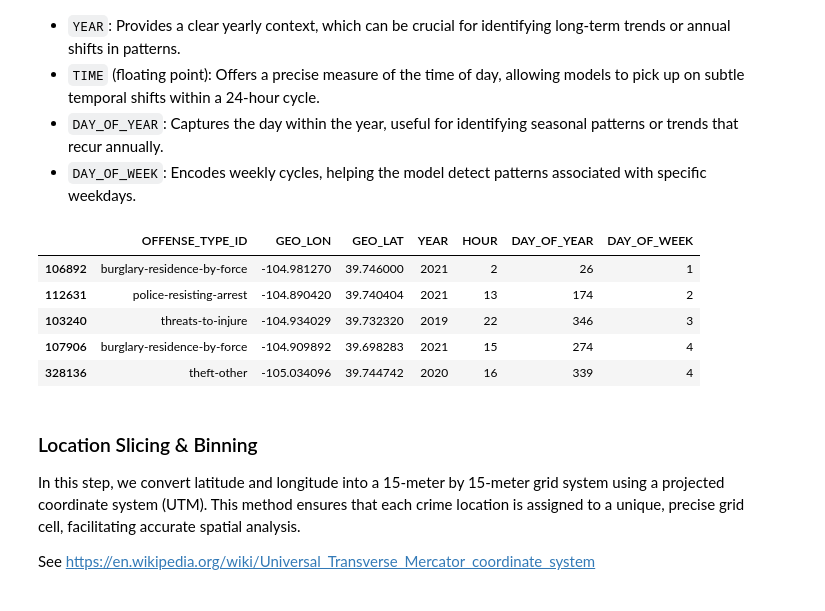
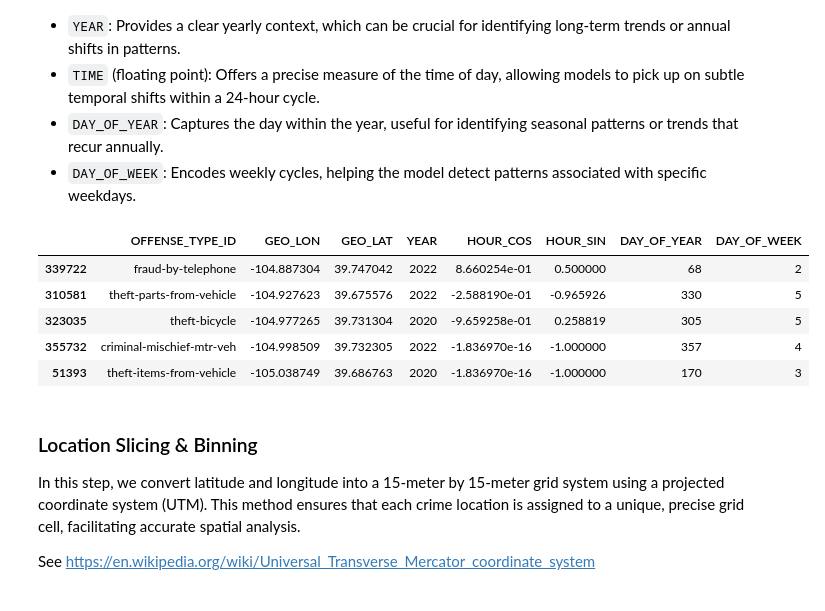
Before and after one commit to kzaremski/denver-crime-heatmap, a Jupyter notebook: denver_crime_heatmap.ipynb, the cells around one changed output. Saved outputs shown, nothing was run; the diff lists cells and outputs as text; code cells hidden in the pictures.

```diff
--- a/denver_crime_heatmap.ipynb
+++ b/denver_crime_heatmap.ipynb
@@ -150,32 +152,34 @@ In this analysis, time binning is used to capture the cyclical and seasonal patt
 # %%
 # Convert FIRST_OCCURRENCE_DATE to Pandas date time format
 df['FIRST_OCCURRENCE_DATE'] = pd.to_datetime(df['FIRST_OCCURRENCE_DATE'], format='%m/%d/%Y %I:%M:%S %p')
 
 # Extract date and time components
 df['YEAR'] = df['FIRST_OCCURRENCE_DATE'].dt.year
 # df['MONTH'] = df['FIRST_OCCURRENCE_DATE'].dt.month -- Removed in favor of DAY_OF_YEAR
 # df['DAY_OF_MONTH'] = df['FIRST_OCCURRENCE_DATE'].dt.day -- Removed in favor of DAY_OF_YEAR
 # df['TIME'] = (
 #     df['FIRST_OCCURRENCE_DATE'].dt.hour +
 #     df['FIRST_OCCURRENCE_DATE'].dt.minute / 60 +
 #     df['FIRST_OCCURRENCE_DATE'].dt.second / 3600
 # ) -- No longer doing floating point hour
-df['HOUR'] = df['FIRST_OCCURRENCE_DATE'].dt.hour
+# df['HOUR'] = df['FIRST_OCCURRENCE_DATE'].dt.hour
+df['HOUR_COS'] = np.cos(2 * np.pi * df['FIRST_OCCURRENCE_DATE'].dt.hour / 24) # Learned that some models interpret hour 0 and
+df['HOUR_SIN'] = np.sin(2 * np.pi * df['FIRST_OCCURRENCE_DATE'].dt.hour / 24) #   hour 23 as far apart even though they are together. Sin/Cos make continuous.
 df['DAY_OF_YEAR'] = df['FIRST_OCCURRENCE_DATE'].dt.dayofyear
 df['DAY_OF_WEEK'] = df['FIRST_OCCURRENCE_DATE'].dt.dayofweek  # 0 = Monday, 6 = Sunday
 
 # Finally, dropping the FIRST_OCCURRENCE_DATE column
 df.drop(columns=['FIRST_OCCURRENCE_DATE'], inplace=True)
 
 # Displaying a random sample of the data to confirm what it looks like
 display(df.sample(n=5))
 # %% [output]
-|  | OFFENSE_TYPE_ID | GEO_LON | GEO_LAT | YEAR | HOUR | DAY_OF_YEAR | DAY_OF_WEEK |
-| 106892 | burglary-residence-by-force | -104.981270 | 39.746000 | 2021 | 2 | 26 | 1 |
-| 112631 | police-resisting-arrest | -104.890420 | 39.740404 | 2021 | 13 | 174 | 2 |
-| 103240 | threats-to-injure | -104.934029 | 39.732320 | 2019 | 22 | 346 | 3 |
-| 107906 | burglary-residence-by-force | -104.909892 | 39.698283 | 2021 | 15 | 274 | 4 |
-| 328136 | theft-other | -105.034096 | 39.744742 | 2020 | 16 | 339 | 4 |
+|  | OFFENSE_TYPE_ID | GEO_LON | GEO_LAT | YEAR | HOUR_COS | HOUR_SIN | DAY_OF_YEAR | DAY_OF_WEEK |
+| 339722 | fraud-by-telephone | -104.887304 | 39.747042 | 2022 | 8.660254e-01 | 0.500000 | 68 | 2 |
+| 310581 | theft-parts-from-vehicle | -104.927623 | 39.675576 | 2022 | -2.588190e-01 | -0.965926 | 330 | 5 |
+| 323035 | theft-bicycle | -104.977265 | 39.731304 | 2020 | -9.659258e-01 | 0.258819 | 305 | 5 |
+| 355732 | criminal-mischief-mtr-veh | -104.998509 | 39.732305 | 2022 | -1.836970e-16 | -1.000000 | 357 | 4 |
+| 51393 | theft-items-from-vehicle | -105.038749 | 39.686763 | 2020 | -1.836970e-16 | -1.000000 | 170 | 3 |
 # %% [markdown]
 ### Location Slicing & Binning
 In this step, we convert latitude and longitude into a 15-meter by 15-meter grid system using a projected coordinate system (UTM). This method ensures that each crime location is assigned to a unique, precise grid cell, facilitating accurate spatial analysis.
```
Also changed, not shown: parts of 35 cells of this notebook, 21 other files.
